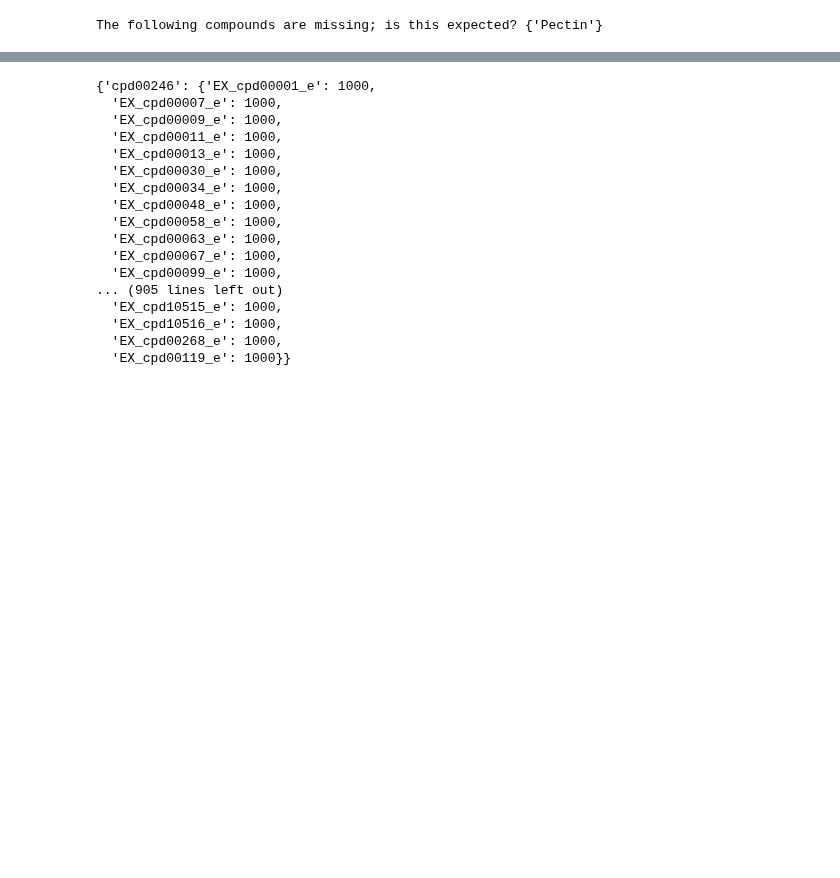
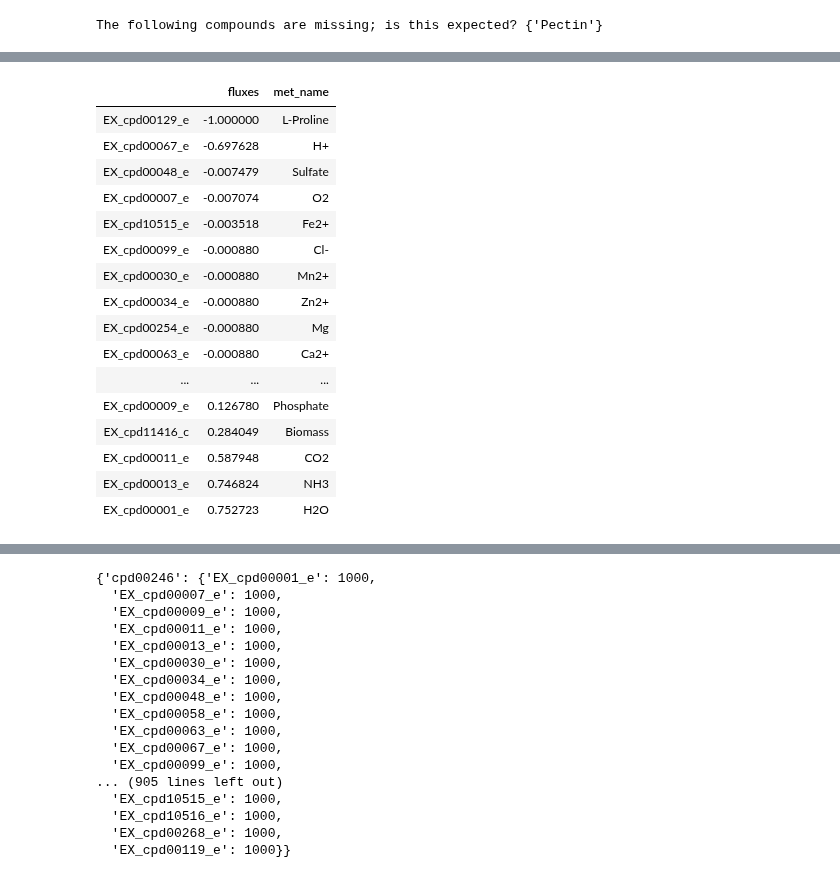
Before and after one commit to gregmedlock/psy_recon, a Jupyter notebook: bin/concise_gapfill.ipynb, the cells around one changed output, grey strips where cells are left out. Saved outputs shown, nothing was run; the diff lists cells and outputs as text; code cells hidden in the pictures; blank space fills up the shorter version.

```diff
--- a/bin/concise_gapfill.ipynb
+++ b/bin/concise_gapfill.ipynb
@@ -392,0 +625,23 @@ updating members...
+# %%
+active_exchanges = pfba_solution.fluxes[[r.id for r in gf_mod1.boundary]][abs(pfba_solution.fluxes[[r.id for r in gf_mod1.boundary]]) > 1E-10]
+active_exchanges = pd.DataFrame(active_exchanges)
+active_exchanges['met_name'] = [gf_mod1.metabolites.get_by_id(ind[3:]).name for ind in active_exchanges.index]
+active_exchanges.sort_values(by='fluxes')
+# %% [output]
+|  | fluxes | met_name |
+| EX_cpd00129_e | -1.000000 | L-Proline |
+| EX_cpd00067_e | -0.697628 | H+ |
+| EX_cpd00048_e | -0.007479 | Sulfate |
+| EX_cpd00007_e | -0.007074 | O2 |
+| EX_cpd10515_e | -0.003518 | Fe2+ |
+| EX_cpd00099_e | -0.000880 | Cl- |
+| EX_cpd00030_e | -0.000880 | Mn2+ |
+| EX_cpd00034_e | -0.000880 | Zn2+ |
+| EX_cpd00254_e | -0.000880 | Mg |
+| EX_cpd00063_e | -0.000880 | Ca2+ |
+| ... | ... | ... |
+| EX_cpd00009_e | 0.126780 | Phosphate |
+| EX_cpd11416_c | 0.284049 | Biomass |
+| EX_cpd00011_e | 0.587948 | CO2 |
+| EX_cpd00013_e | 0.746824 | NH3 |
+| EX_cpd00001_e | 0.752723 | H2O |
```
Also changed, not shown: parts of 36 cells of this notebook, 4 other files.
